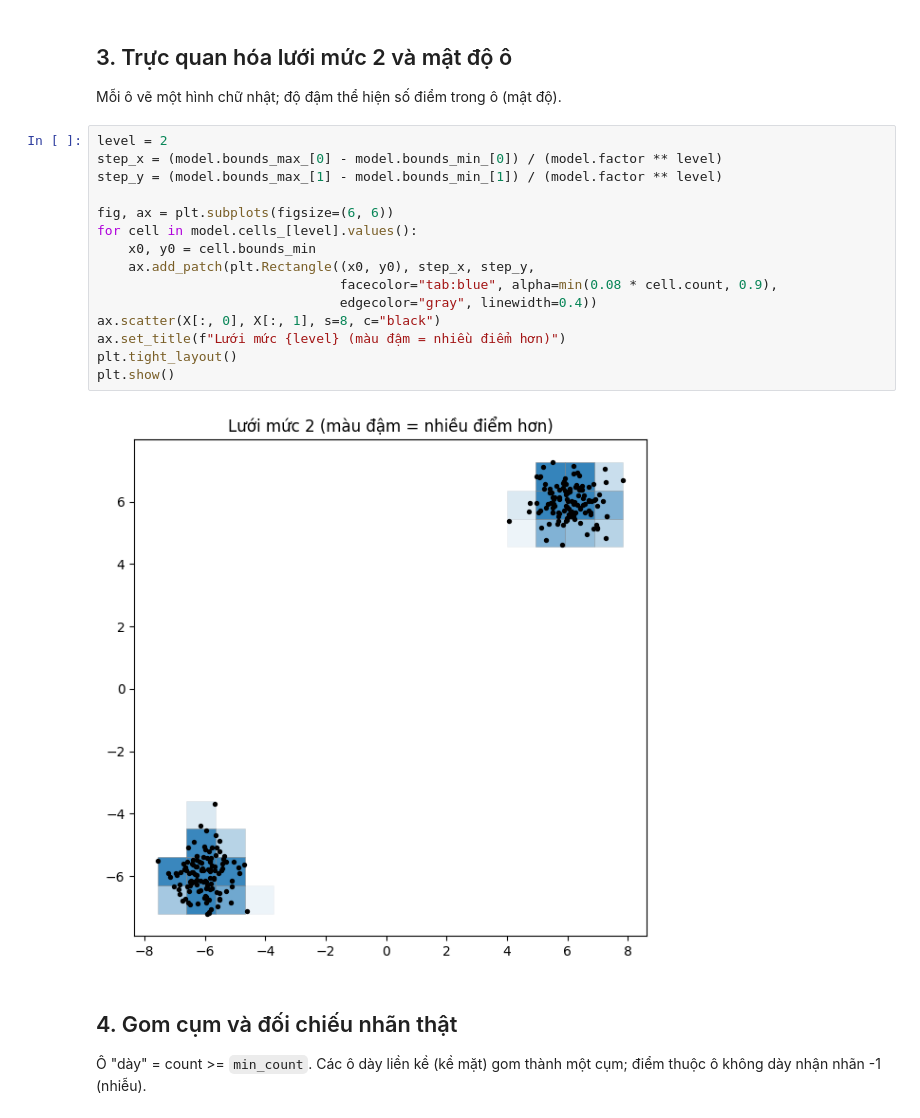
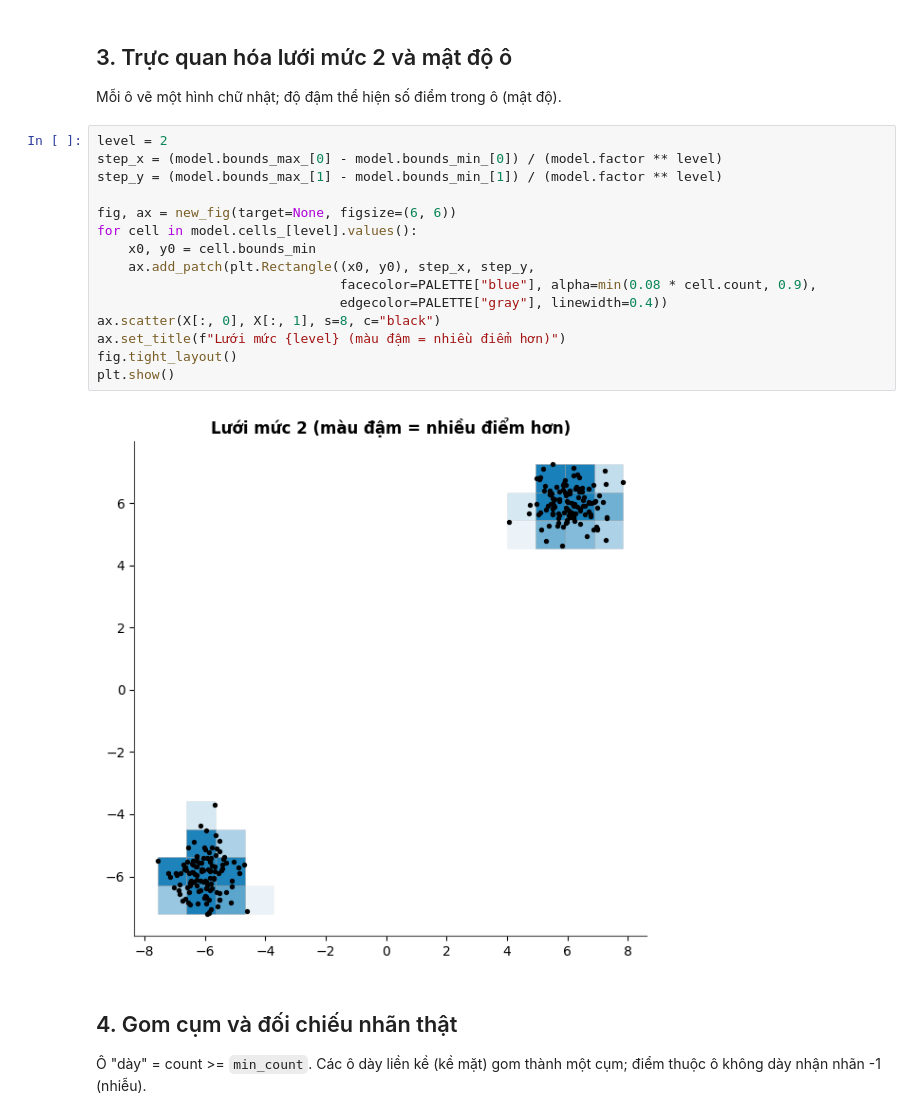
Before and after one commit to JasonTM17/Grid_Based_Sociology, a Jupyter notebook: notebooks/00_synthetic_check.ipynb, the cells around one changed output. Saved outputs shown, nothing was run; the diff lists cells and outputs as text.

```diff
--- a/notebooks/00_synthetic_check.ipynb
+++ b/notebooks/00_synthetic_check.ipynb
@@ -71,20 +85,20 @@ Mỗi ô vẽ một hình chữ nhật; độ đậm thể hiện số điểm t
 # %%
 level = 2
 step_x = (model.bounds_max_[0] - model.bounds_min_[0]) / (model.factor ** level)
 step_y = (model.bounds_max_[1] - model.bounds_min_[1]) / (model.factor ** level)
 
-fig, ax = plt.subplots(figsize=(6, 6))
+fig, ax = new_fig(target=None, figsize=(6, 6))
 for cell in model.cells_[level].values():
     x0, y0 = cell.bounds_min
     ax.add_patch(plt.Rectangle((x0, y0), step_x, step_y,
-                               facecolor="tab:blue", alpha=min(0.08 * cell.count, 0.9),
-                               edgecolor="gray", linewidth=0.4))
+                               facecolor=PALETTE["blue"], alpha=min(0.08 * cell.count, 0.9),
+                               edgecolor=PALETTE["gray"], linewidth=0.4))
 ax.scatter(X[:, 0], X[:, 1], s=8, c="black")
 ax.set_title(f"Lưới mức {level} (màu đậm = nhiều điểm hơn)")
-plt.tight_layout()
+fig.tight_layout()
 plt.show()
 # %% [output]
-[figure, old version]
+[figure, new version]
 # %% [markdown]
 ## 4. Gom cụm và đối chiếu nhãn thật
 
```
Also changed, not shown: parts of 4 cells of this notebook, 40 other files.
